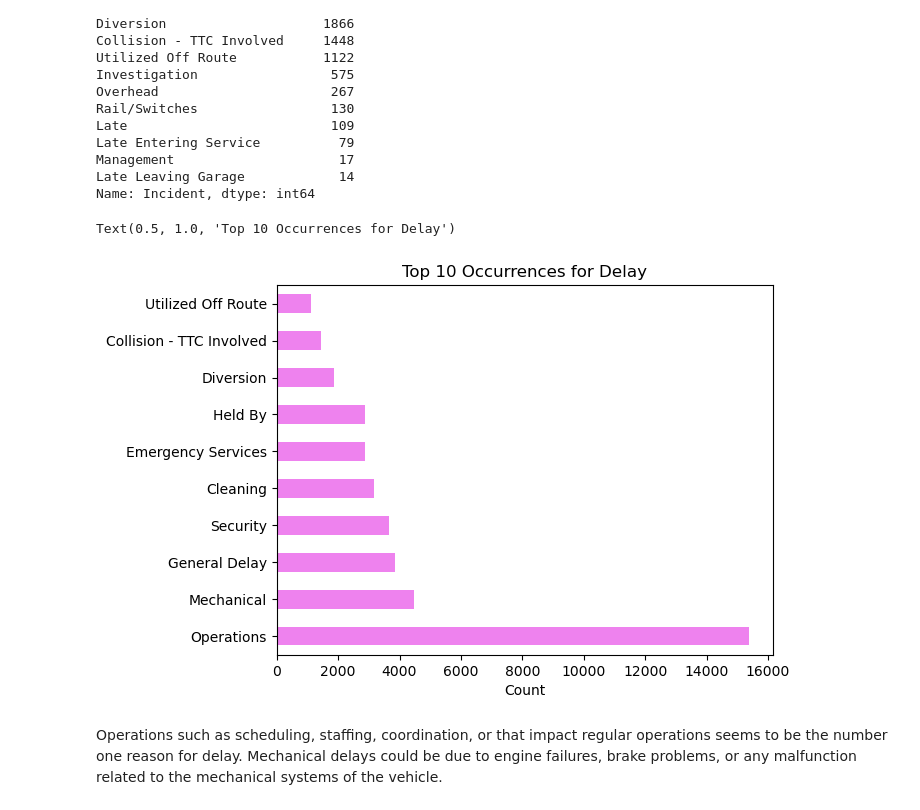
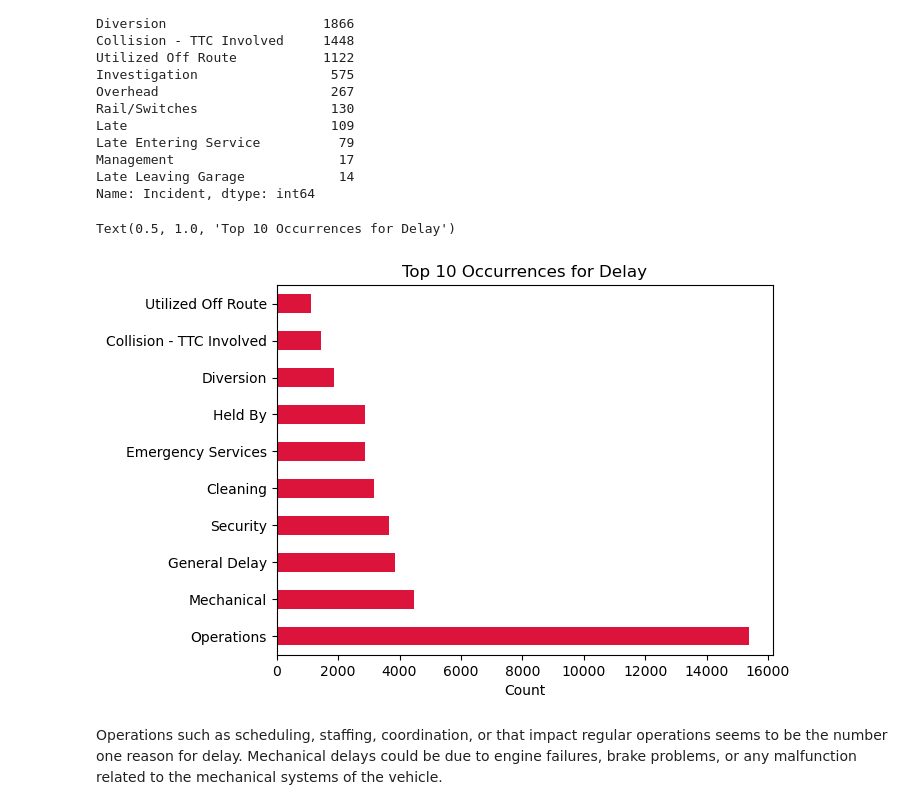
Before and after one commit to jessseo1246/Forecasting_TTC_Streetcar_Delays, a Jupyter notebook: Notebooks/3. Data Cleaning and Exploration .ipynb, the cells around one changed output. Cells and saved outputs as stored; diff of their text form; code cells hidden in the pictures.

```diff
--- a/Notebooks/3. Data Cleaning and Exploration .ipynb
+++ b/Notebooks/3. Data Cleaning and Exploration .ipynb
@@ -1708,13 +1706,13 @@ Management                     17
 Late Leaving Garage            14
 Name: Incident, dtype: int64
 # %%
-df.Incident.value_counts().sort_values(ascending=False).head(10).plot(kind='barh', color='violet')
+df.Incident.value_counts().sort_values(ascending=False).head(10).plot(kind='barh', color='crimson')
 
 plt.xlabel('Count')
 plt.title('Top 10 Occurrences for Delay')
 # %% [output]
 Text(0.5, 1.0, 'Top 10 Occurrences for Delay')
-[figure, old version]
+[figure, new version]
 # %% [markdown]
 Operations such as scheduling, staffing, coordination, or that impact regular operations seems to be the number one reason for delay. Mechanical delays could be due to engine failures, brake problems, or any malfunction related to the mechanical systems of the vehicle.
 # %% [markdown]
```
Also changed, not shown: parts of 9 cells of this notebook.
